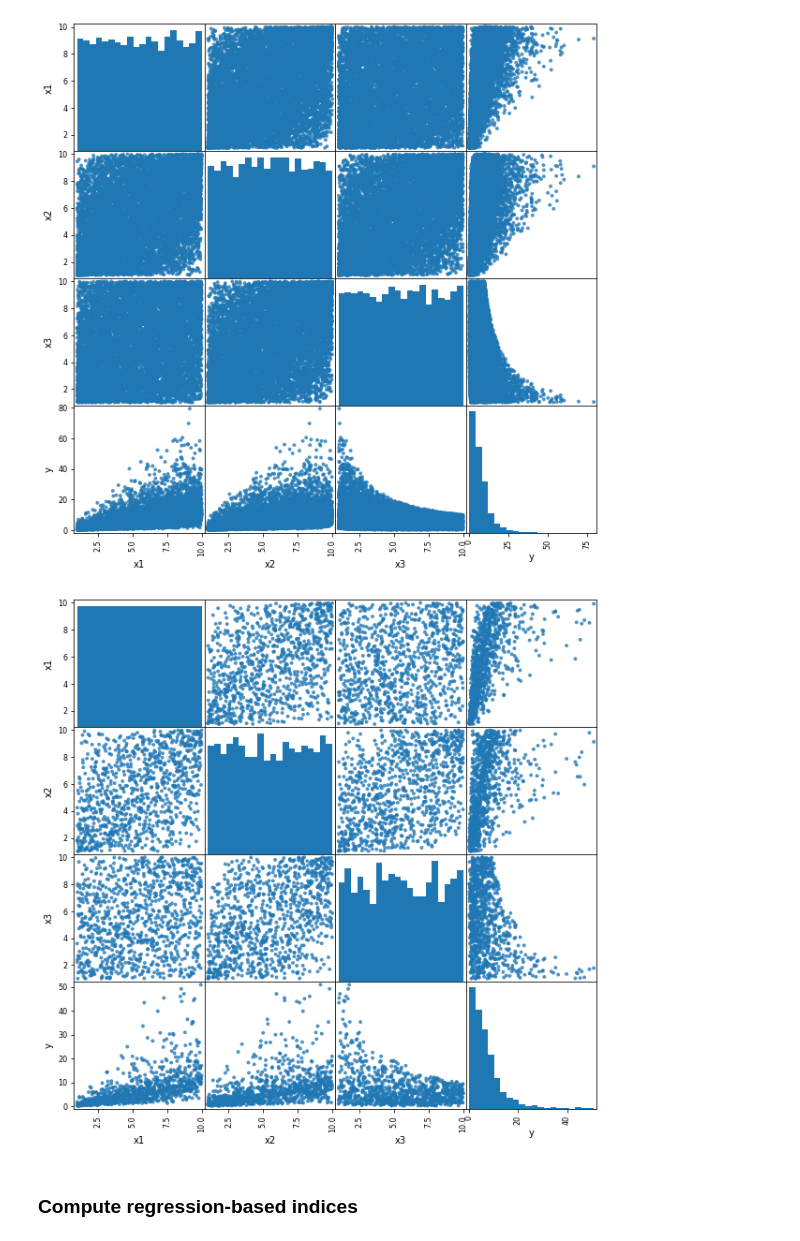
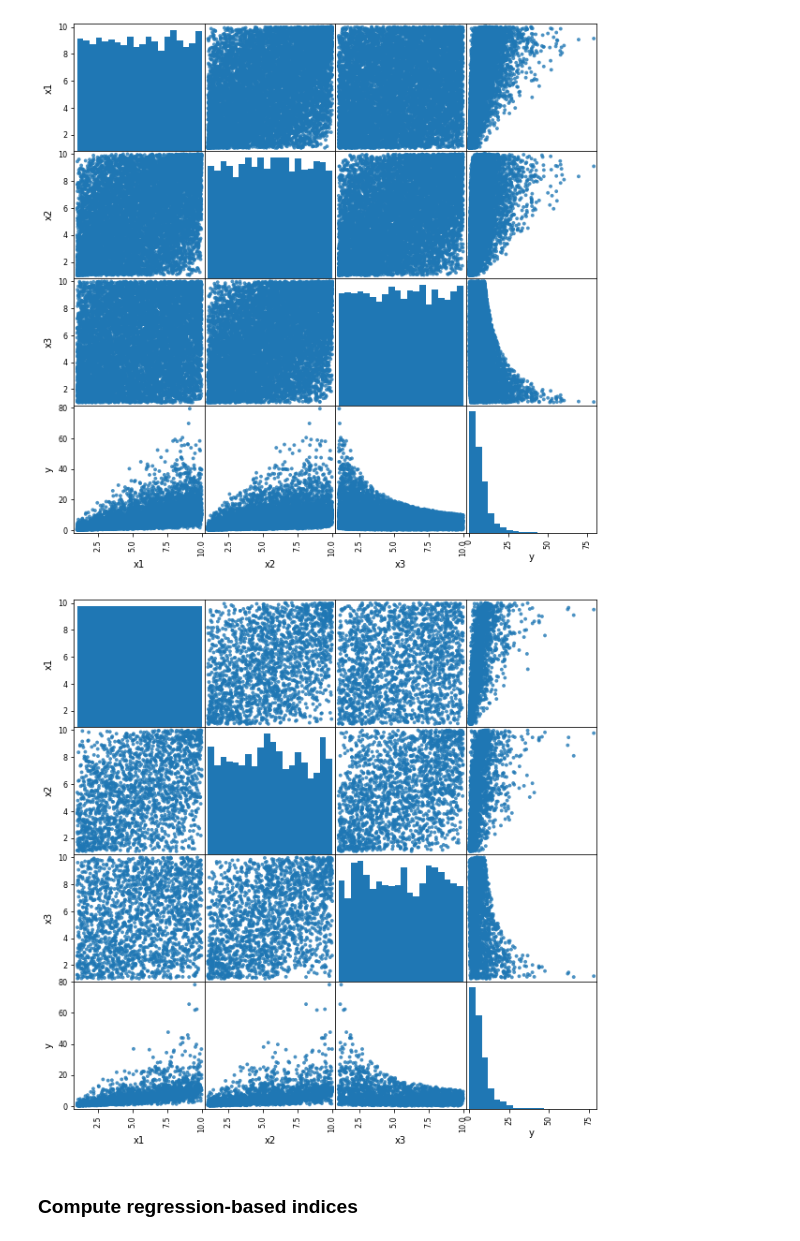
Before and after one commit to SebastianGlavind/PhD-study, a Jupyter notebook: Sensitivity-analysis/SA_varianceBased_correlatedInputs.ipynb, the cells around one changed output. Cells and saved outputs as stored; diff of their text form; code cells hidden in the pictures.

```diff
--- a/Sensitivity-analysis/SA_varianceBased_correlatedInputs.ipynb
+++ b/Sensitivity-analysis/SA_varianceBased_correlatedInputs.ipynb
@@ -229,11 +229,11 @@ pd.plotting.scatter_matrix(dfXyc1b, figsize=(10, 10), marker='.', hist_kwds={'bi
 # %%
 # Gaussian copula with a lhs design
 np.random.seed(42)
-Xc1b_lhs, yc1b_lhs = gaussian_copula_c1b_lhs(SpearmansRankCorr, 1, 10, 1000)
+Xc1b_lhs, yc1b_lhs = gaussian_copula_c1b_lhs(SpearmansRankCorr, 1, 10, 2000)
 dfXyc1b_lhs = pd.DataFrame(np.hstack((Xc1b_lhs, yc1b_lhs.reshape(-1,1))), columns=['x1', 'x2', 'x3', 'y'])
 pd.plotting.scatter_matrix(dfXyc1b_lhs, figsize=(10, 10), marker='.', hist_kwds={'bins': 20}, s=60, alpha=.8);
 # %% [output]
-[figure, old version]
+[figure, new version]
 # %% [markdown]
 ### Compute regression-based indices
 # %%
```
Also changed, not shown: parts of 16 cells of this notebook, 1 other file.
